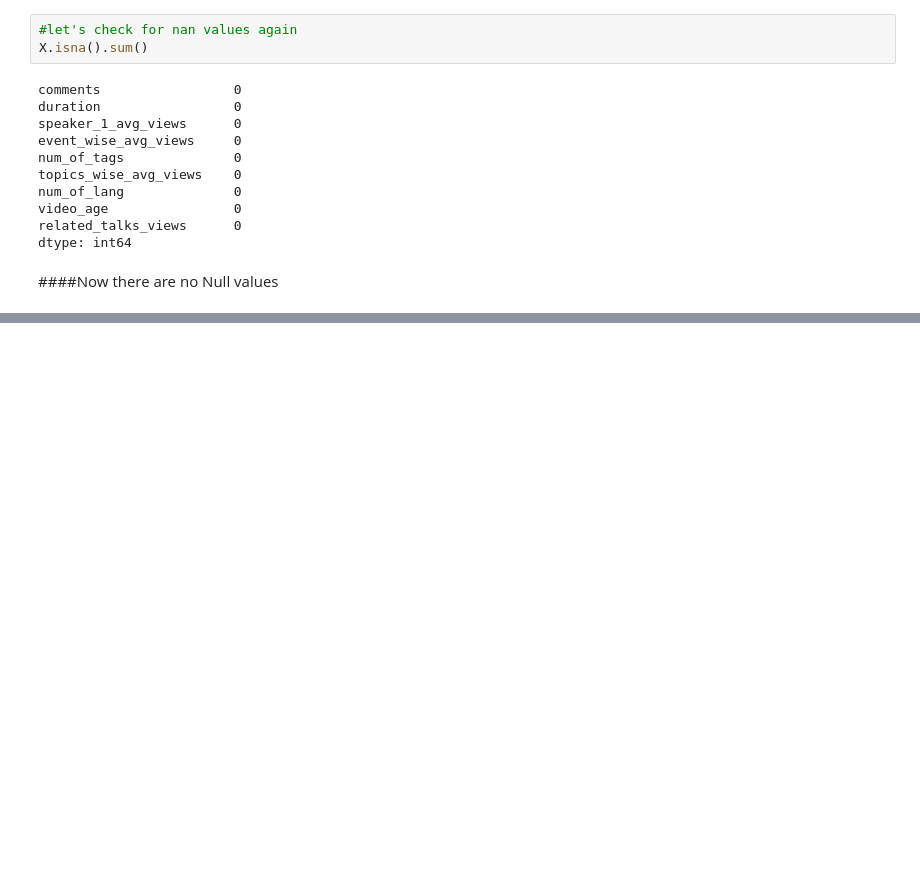
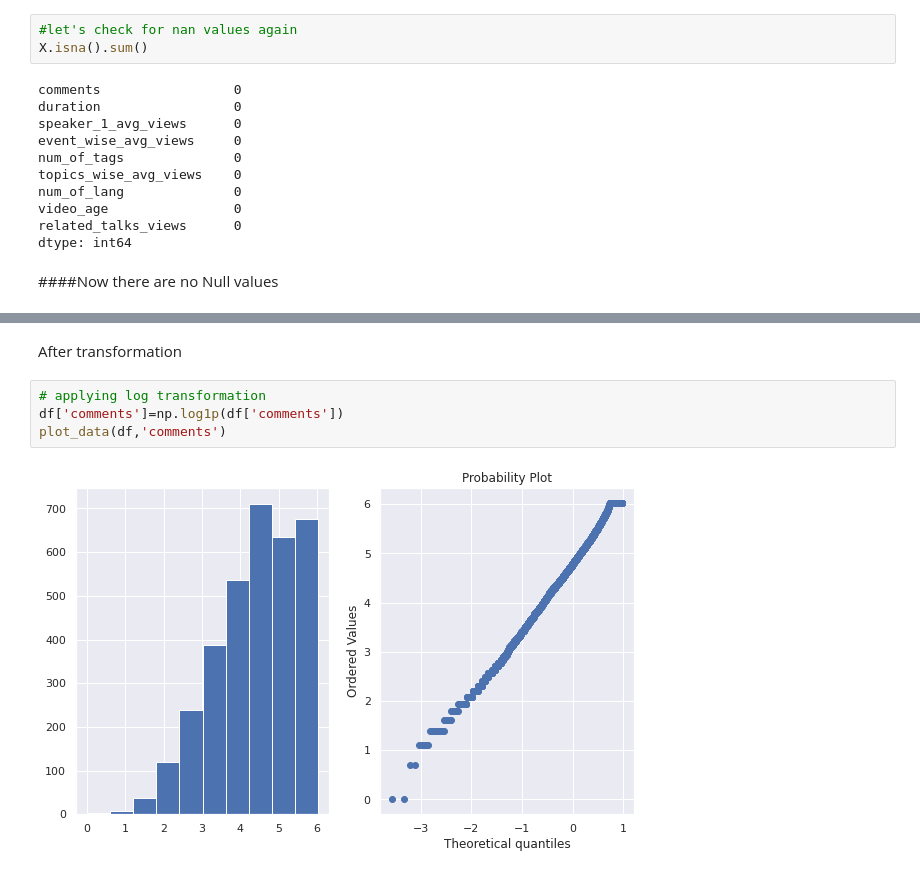
Before and after one commit to Aayushi-Sharma24/TedTalks_Views_Prediction_Regression, a Jupyter notebook: AS_Ted_Talks_Views_Prediction_Capstone_Project.ipynb, the cells around one changed output, grey strips where cells are left out. Cells and saved outputs as stored; diff of their text form; blank space fills up the shorter version.

Commit message:
added Transformations and modelling

```diff
--- a/AS_Ted_Talks_Views_Prediction_Capstone_Project.ipynb
+++ b/AS_Ted_Talks_Views_Prediction_Capstone_Project.ipynb
@@ -957,0 +985,8 @@ dtype: int64
+# %% [markdown]
+After transformation
+# %%
+# applying log transformation
+df['comments']=np.log1p(df['comments'])
+plot_data(df,'comments')
+# %% [output]
+[figure, added]
```
Also changed, not shown: parts of 77 cells of this notebook.
